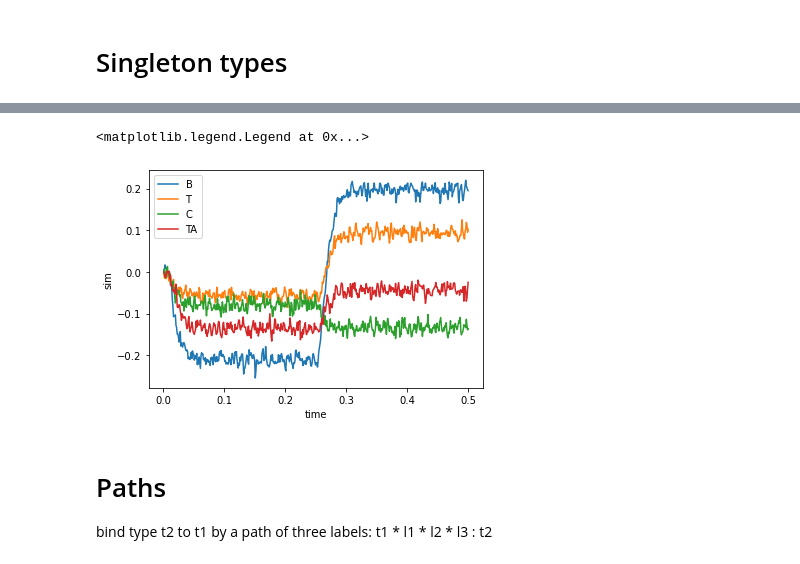
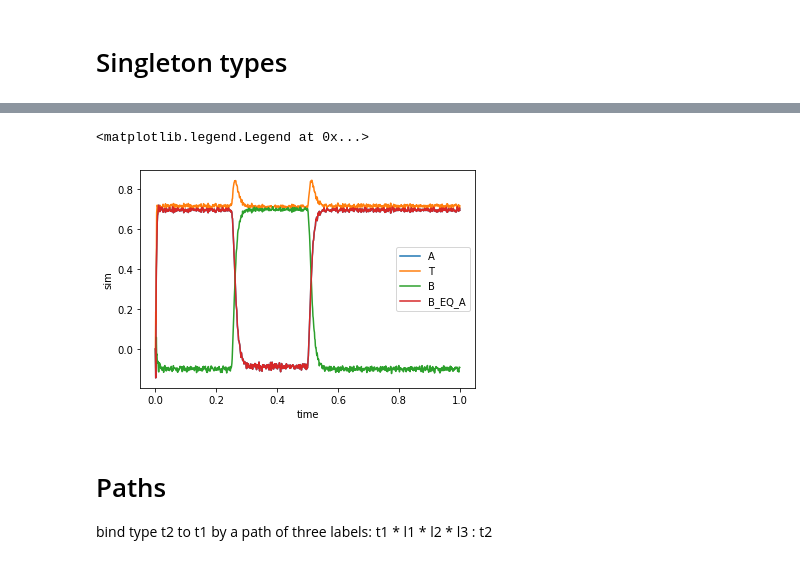
Before and after one commit to aluecking/SPA-TTR, a Jupyter notebook: SPA-TTR-Paper-Examples.ipynb, the cells around one changed output, grey strips where cells are left out. Drawn from its saved outputs; the diff is of its cells as text; code cells hidden in the pictures.

Commit message:
added maximum similarity on subtypes

```diff
--- a/SPA-TTR-Paper-Examples.ipynb
+++ b/SPA-TTR-Paper-Examples.ipynb
@@ -173,32 +173,38 @@ equal
 # %%
 d = 64
 vocab = spa.Vocabulary(dimensions=d)
-vocab.populate("A; T; B; C; TA = (T + A).normalized()")
+vocab.populate("A; T; B; B_EQ_A = A")
+
+def rehearsal(t):
+    if t < 0.25:
+        return "T + A"
+    elif t < 0.5:
+        return "T + B"
+    else:
+        return "T + B_EQ_A"
 
 with spa.Network("Singletons") as model:
-    single_state = spa.State(vocab=d)
-    out_state = spa.State(vocab=d)
-    query = spa.Transcode(lambda t: "C" if t < 0.25 else "TA", output_vocab=d)
+    out = spa.State(vocab=vocab)
+    query = spa.Transcode(rehearsal, output_vocab=vocab)
 
-    spa.sym("B + T") >> single_state
-    single_state * ~query >> out_state
+    query >> out
 
-    p = nengo.Probe(out_state.output, synapse=0.01)
+    p = nengo.Probe(out.output, synapse=0.01)
 # %%
 with nengo.Simulator(model) as sim:
-    sim.run(0.5)
+    sim.run(1)
 # %% [output]
 [interactive output not drawn]
 [interactive output not drawn]
 # %%
 plt.figure()
-plt.plot(sim.trange(), spa.similarity(sim.data[p], out_state.vocab))
+plt.plot(sim.trange(), spa.similarity(sim.data[p], out.vocab, normalize=True))
 plt.xlabel("time")
 plt.ylabel("sim")
-plt.legend(out_state.vocab, loc="best")
+plt.legend(out.vocab, loc="best")
 # %% [output]
 <matplotlib.legend.Legend at 0x...>
-[figure, old version]
+[figure, new version]
 # %% [markdown]
 # Paths
 bind type t2 to t1 by a path of three labels: t1 * l1 * l2 * l3 : t2
```
Also changed, not shown: parts of 2 cells of this notebook.
